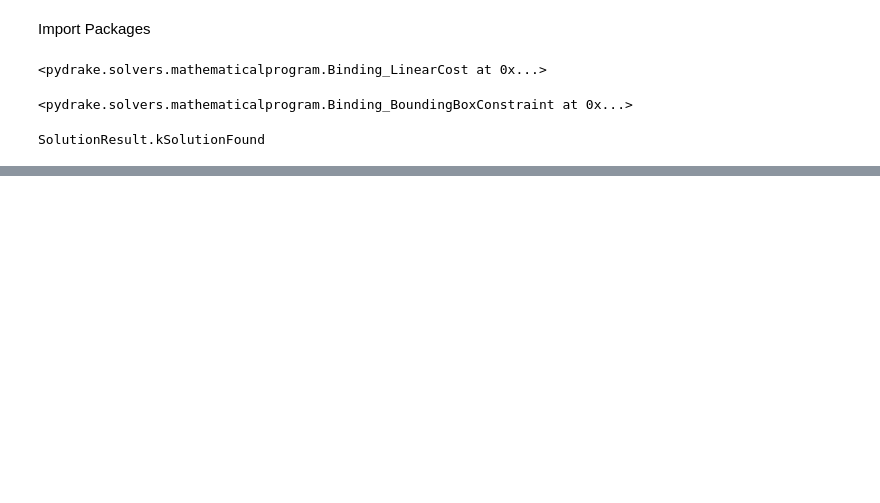
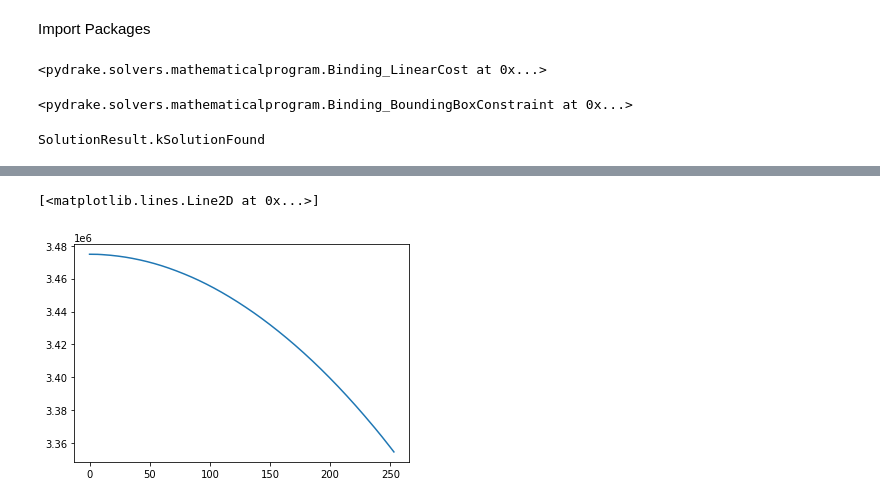
Before and after one commit to DayongTong/MEAM517_Project_Git, a Jupyter notebook: main.ipynb, the cells around one changed output, grey strips where cells are left out. Cells and saved outputs as stored; diff of their text form; code cells hidden in the pictures; blank space fills up the shorter version.

```diff
--- a/main.ipynb
+++ b/main.ipynb
@@ -248,2 +266,15 @@ plt.legend()
+# %%
+# TODO: create LQR to follow the trajectory (use HW2)
+
+R = np.eye(3)
+Q = np.eye(9)
+Qf = Q
+
+spacecraft = Spacecraft(Q,R,Qf,t_sol.item()*N,x_traj,u_traj)
+xsim,usim,tsim = simulate_spacecraft(initial_state,initial_input,t_sol.item()*N,spacecraft)
 # %%
 # TODO: simulate and animate path, create disturbance in simulation
+plt.plot(tsim,xsim[:,0])
+# %% [output]
+[<matplotlib.lines.Line2D at 0x...>]
+[figure, added]
```
Also changed, not shown: parts of 11 cells of this notebook, 1 other file.
